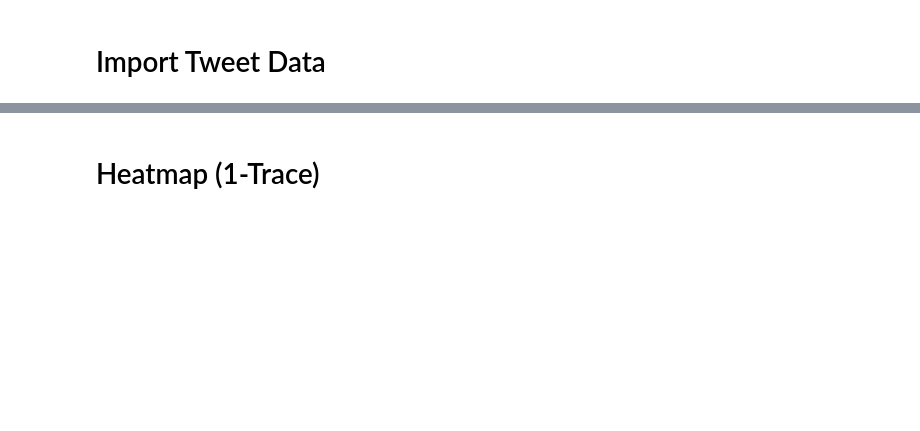
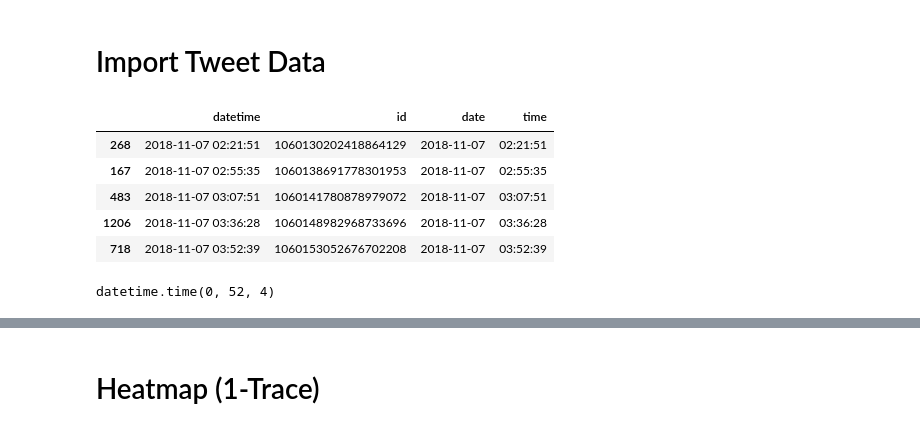
Before and after one commit to janeadams/trump_tweet_time, a Jupyter notebook: trump_tweet_schedule_heatmap.ipynb, the cells around one changed output, grey strips where cells are left out. Saved outputs shown, nothing was run; the diff lists cells and outputs as text; code cells hidden in the pictures; blank space fills up the shorter version.

```diff
--- a/trump_tweet_schedule_heatmap.ipynb
+++ b/trump_tweet_schedule_heatmap.ipynb
@@ -100,5 +100,14 @@ tweets['time']=tweets['datetime'].dt.time
 tweets = tweets[tweets['datetime']>df['date'].min()]
 # %%
 #tweets['time']=[t.strftime('%H:%M') for t in tweets['time']]
+# %%
+tweets.head(5)
+# %% [output]
+|  | datetime | id | date | time |
+| 268 | 2018-11-07 02:21:51 | 1060130202418864129 | 2018-11-07 | 02:21:51 |
+| 167 | 2018-11-07 02:55:35 | 1060138691778301953 | 2018-11-07 | 02:55:35 |
+| 483 | 2018-11-07 03:07:51 | 1060141780878979072 | 2018-11-07 | 03:07:51 |
+| 1206 | 2018-11-07 03:36:28 | 1060148982968733696 | 2018-11-07 | 03:36:28 |
+| 718 | 2018-11-07 03:52:39 | 1060153052676702208 | 2018-11-07 | 03:52:39 |
 # %%
 tweets=tweets.sort_values(by='time')
@@ -104,0 +117,4 @@ tweets=tweets.sort_values(by='time')
+# %%
+tweets['time'][1]
+# %% [output]
+datetime.time(0, 52, 4)
```
Also changed, not shown: parts of 17 cells of this notebook, 1 other file.
